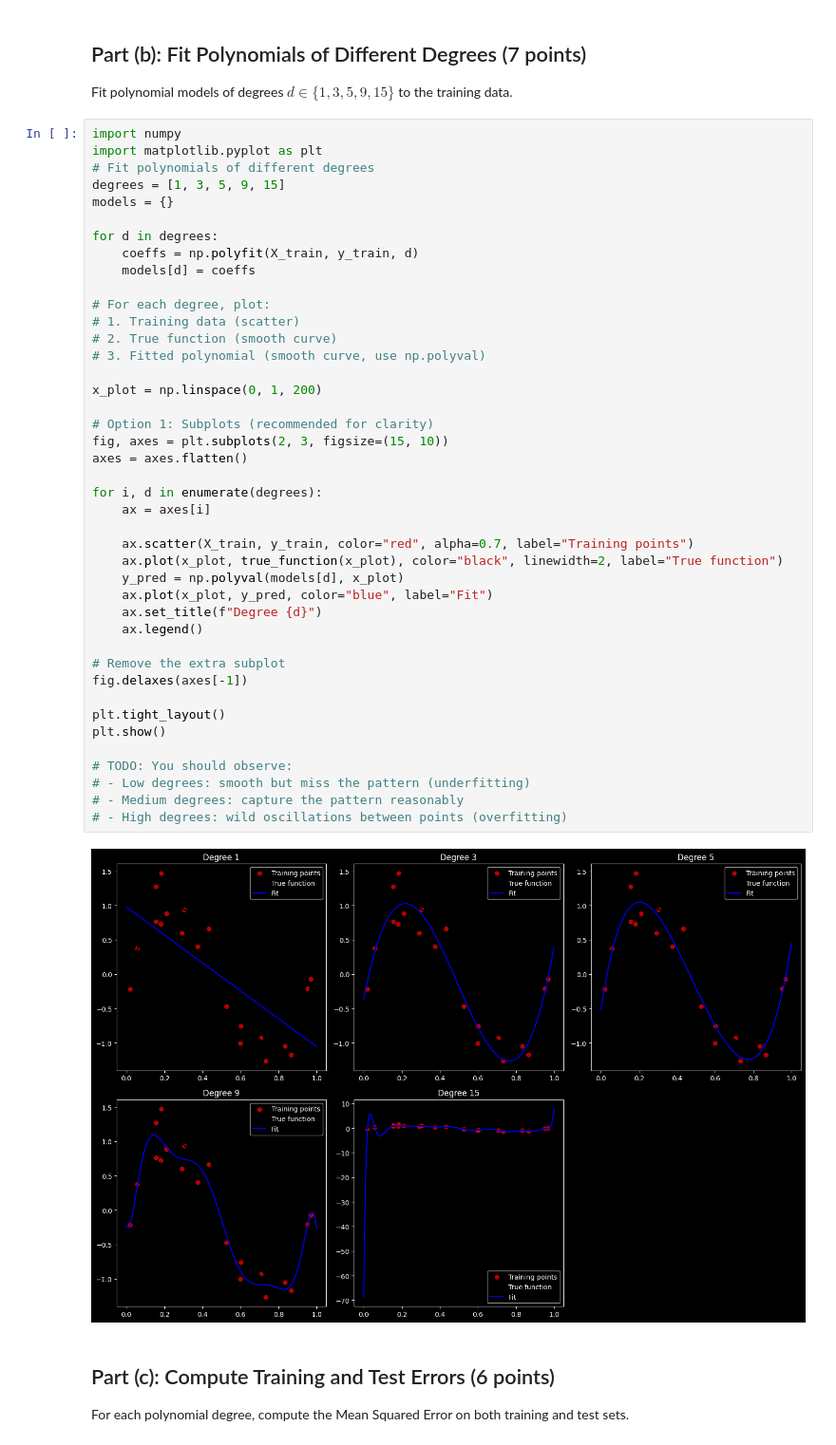
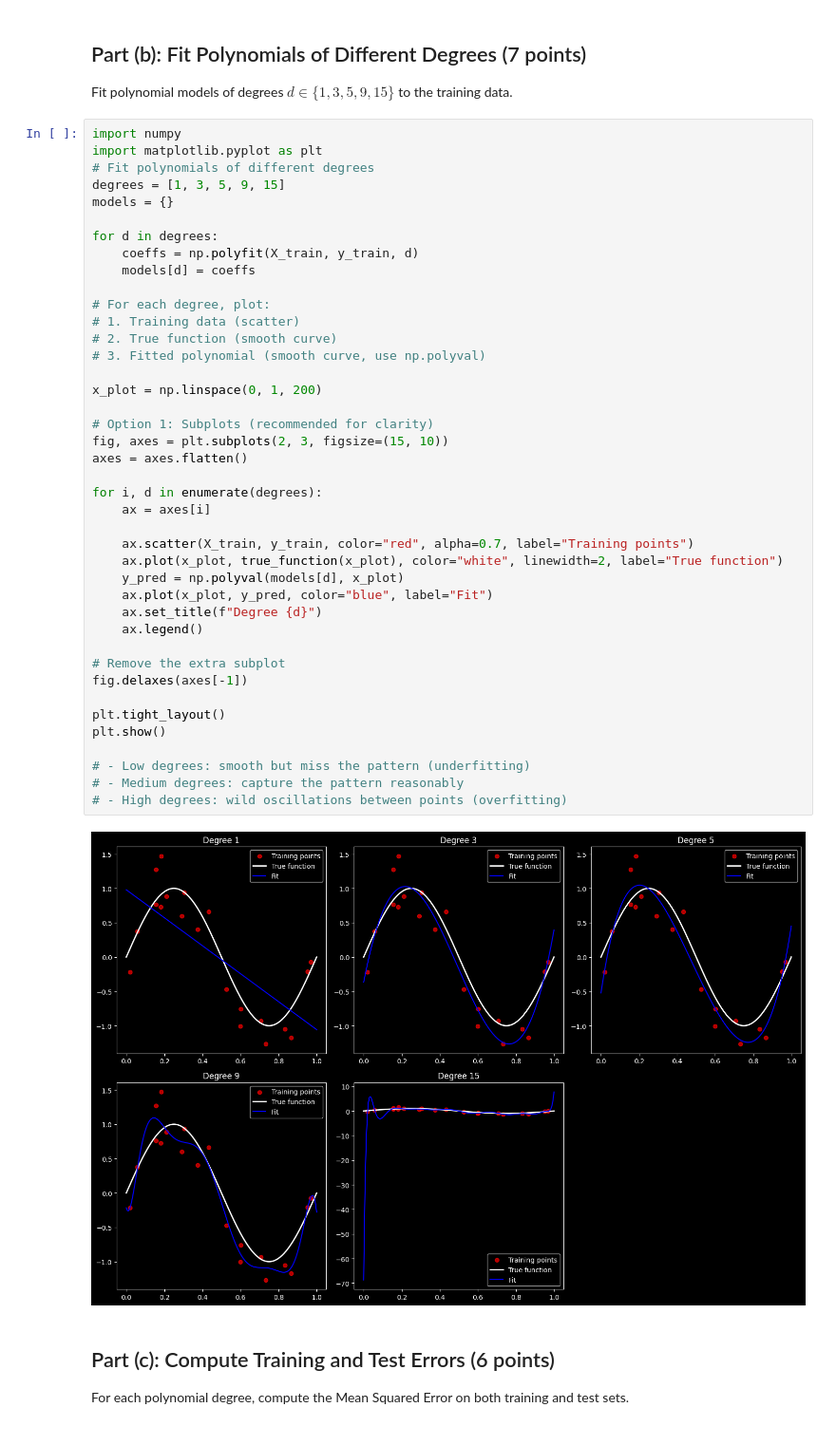
Before and after one commit to adubale/deep-learning-5480, a Jupyter notebook: assignment1/assignment1_coding.ipynb, the cells around one changed output. Shown at 95% size. Cells and saved outputs as stored; diff of their text form.

```diff
--- a/assignment1/assignment1_coding.ipynb
+++ b/assignment1/assignment1_coding.ipynb
@@ -89,36 +89,35 @@ for d in degrees:
 # For each degree, plot:
 # 1. Training data (scatter)
 # 2. True function (smooth curve)
 # 3. Fitted polynomial (smooth curve, use np.polyval)
 
 x_plot = np.linspace(0, 1, 200)
 
 # Option 1: Subplots (recommended for clarity)
 fig, axes = plt.subplots(2, 3, figsize=(15, 10))
 axes = axes.flatten()
 
 for i, d in enumerate(degrees):
     ax = axes[i]
 
     ax.scatter(X_train, y_train, color="red", alpha=0.7, label="Training points")
-    ax.plot(x_plot, true_function(x_plot), color="black", linewidth=2, label="True function")
+    ax.plot(x_plot, true_function(x_plot), color="white", linewidth=2, label="True function")
     y_pred = np.polyval(models[d], x_plot)
     ax.plot(x_plot, y_pred, color="blue", label="Fit")
     ax.set_title(f"Degree {d}")
     ax.legend()
 
 # Remove the extra subplot
 fig.delaxes(axes[-1])
 
 plt.tight_layout()
 plt.show()
 
-# TODO: You should observe:
 # - Low degrees: smooth but miss the pattern (underfitting)
 # - Medium degrees: capture the pattern reasonably
 # - High degrees: wild oscillations between points (overfitting)
 # %% [output]
-[figure, old version]
+[figure, new version]
 # %% [markdown]
 ## Part (c): Compute Training and Test Errors (6 points)
 
```
Also changed, not shown: parts of 5 cells of this notebook.
